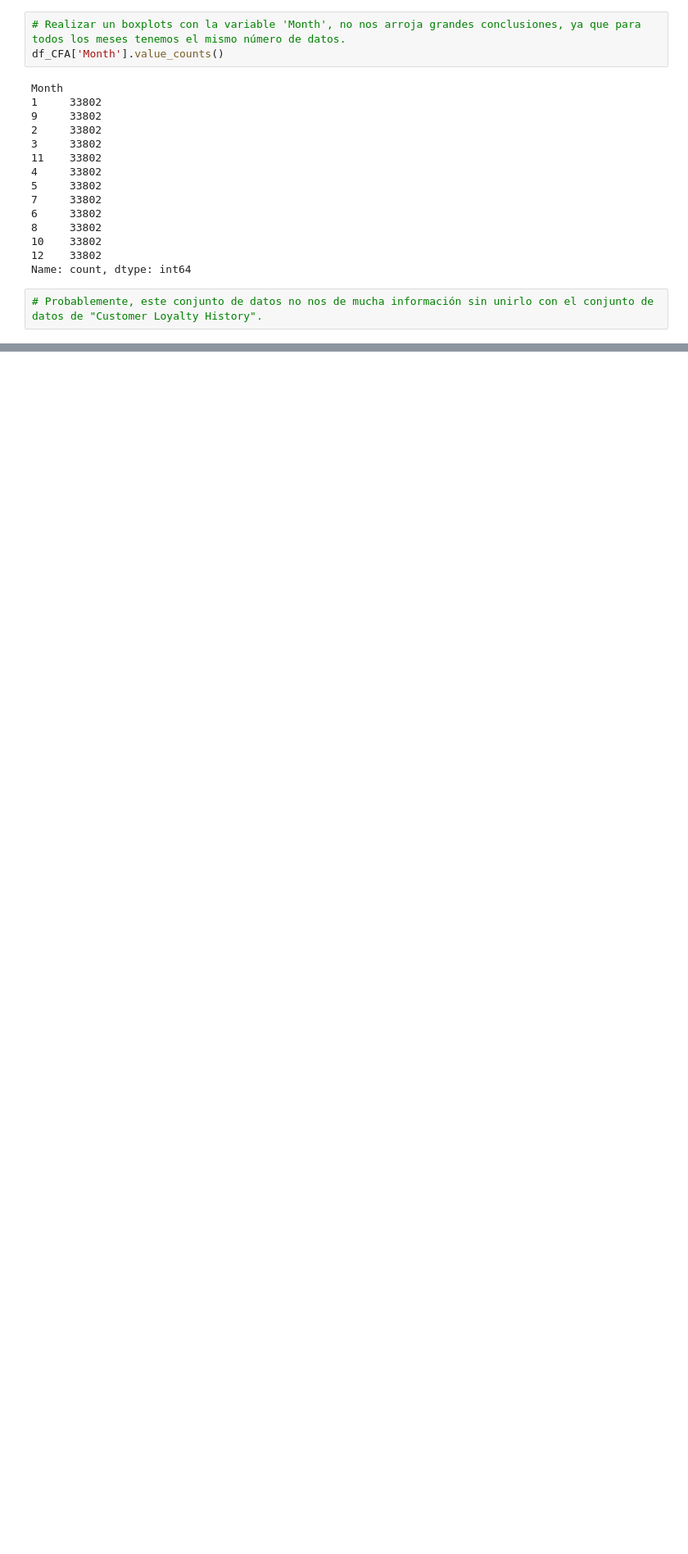
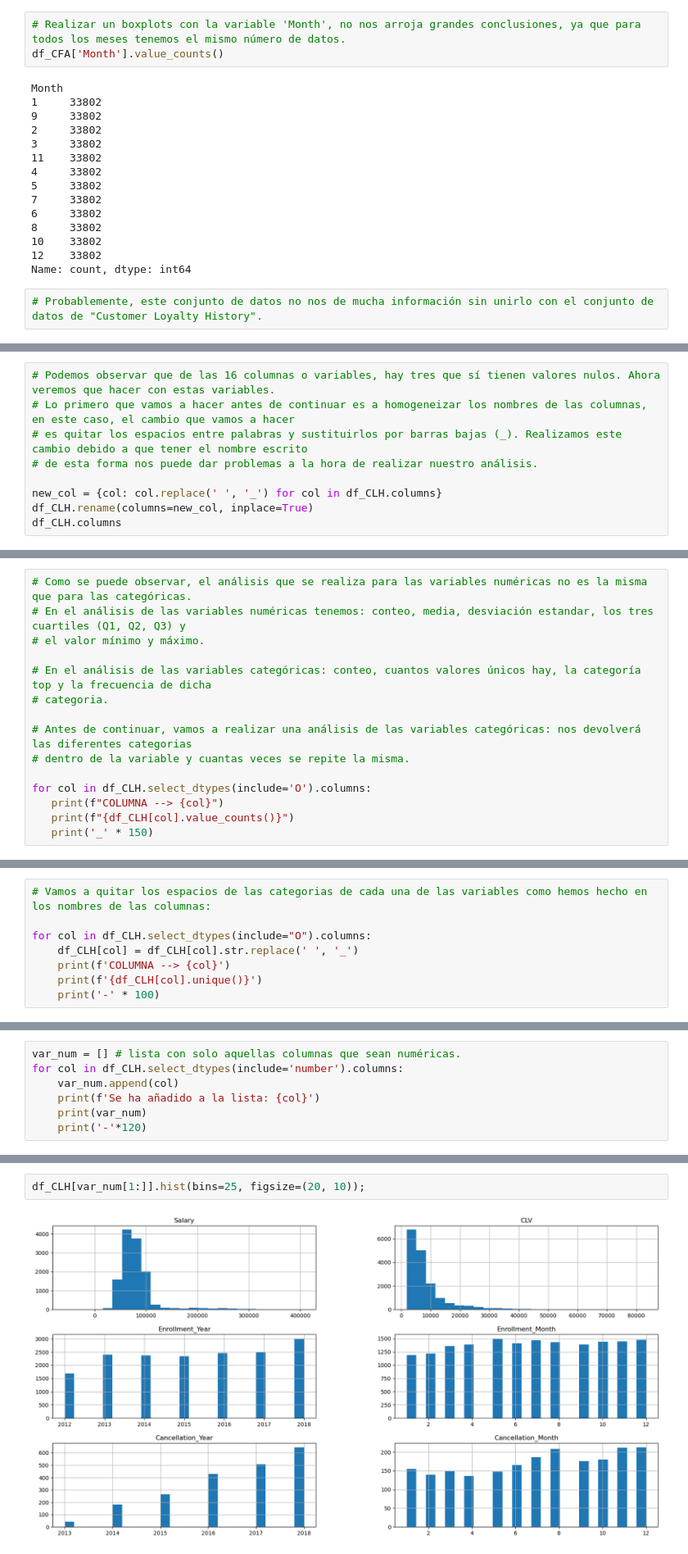
Before and after one commit to Adalab/bda-modulo-3-evaluacion-final-MPNimo, a Jupyter notebook: evaluacion-final-modulo3.ipynb, the cells around one changed output, grey strips where cells are left out. Shown: that part at 82% size. Drawn from its saved outputs; the diff is of its cells as text; blank space fills up the shorter version.

```diff
--- a/evaluacion-final-modulo3.ipynb
+++ b/evaluacion-final-modulo3.ipynb
@@ -286,0 +322,9 @@ nulos
+# %%
+# Podemos observar que de las 16 columnas o variables, hay tres que sí tienen valores nulos. Ahora veremos que hacer con estas variables.
+# Lo primero que vamos a hacer antes de continuar es a homogeneizar los nombres de las columnas, en este caso, el cambio que vamos a hacer
+# es quitar los espacios entre palabras y sustituirlos por barras bajas (_). Realizamos este cambio debido a que tener el nombre escrito
+# de esta forma nos puede dar problemas a la hora de realizar nuestro análisis.
+
+new_col = {col: col.replace(' ', '_') for col in df_CLH.columns}
+df_CLH.rename(columns=new_col, inplace=True)
+df_CLH.columns
@@ -286,0 +367,15 @@ nulos
+# %%
+# Como se puede observar, el análisis que se realiza para las variables numéricas no es la misma que para las categóricas.
+# En el análisis de las variables numéricas tenemos: conteo, media, desviación estandar, los tres cuartiles (Q1, Q2, Q3) y
+# el valor mínimo y máximo.
+
+# En el análisis de las variables categóricas: conteo, cuantos valores únicos hay, la categoría top y la frecuencia de dicha
+# categoria.
+
+# Antes de continuar, vamos a realizar una análisis de las variables categóricas: nos devolverá las diferentes categorias
+# dentro de la variable y cuantas veces se repite la misma.
+
+for col in df_CLH.select_dtypes(include='O').columns:
+   print(f"COLUMNA --> {col}")
+   print(f"{df_CLH[col].value_counts()}")
+   print('_' * 150)
@@ -286,0 +400,8 @@ nulos
+# %%
+# Vamos a quitar los espacios de las categorias de cada una de las variables como hemos hecho en los nombres de las columnas:
+
+for col in df_CLH.select_dtypes(include="O").columns:
+    df_CLH[col] = df_CLH[col].str.replace(' ', '_')
+    print(f'COLUMNA --> {col}')
+    print(f'{df_CLH[col].unique()}')
+    print('-' * 100)
@@ -286,0 +430,7 @@ nulos
+# %%
+var_num = [] # lista con solo aquellas columnas que sean numéricas.
+for col in df_CLH.select_dtypes(include='number').columns:
+    var_num.append(col)
+    print(f'Se ha añadido a la lista: {col}')
+    print(var_num)
+    print('-'*120)
@@ -286,0 +455,4 @@ nulos
+# %%
+df_CLH[var_num[1:]].hist(bins=25, figsize=(20, 10));
+# %% [output]
+[figure, added]
```
Also changed, not shown: parts of 23 cells of this notebook.
